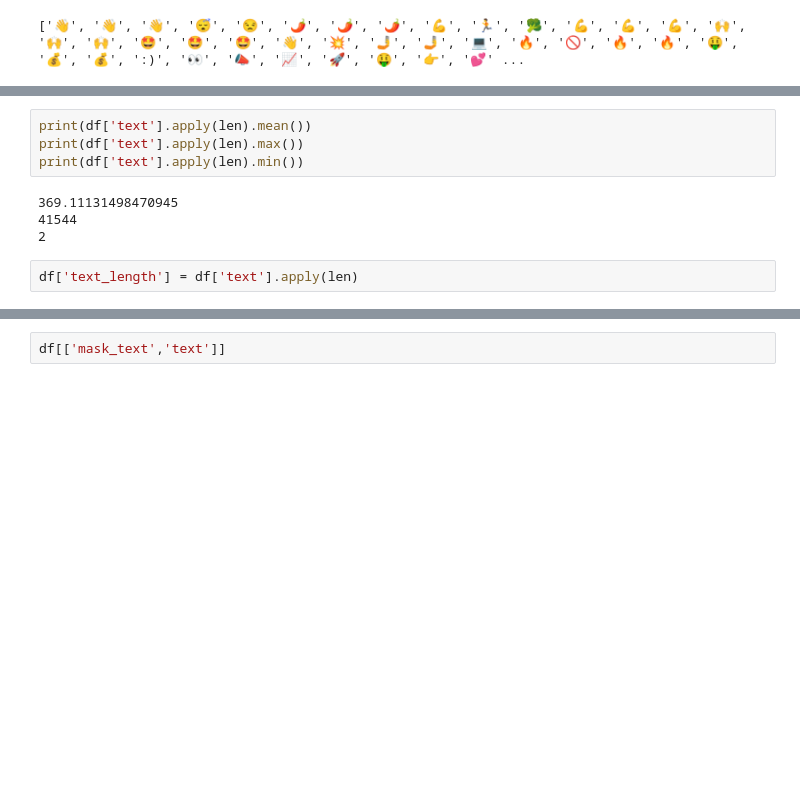
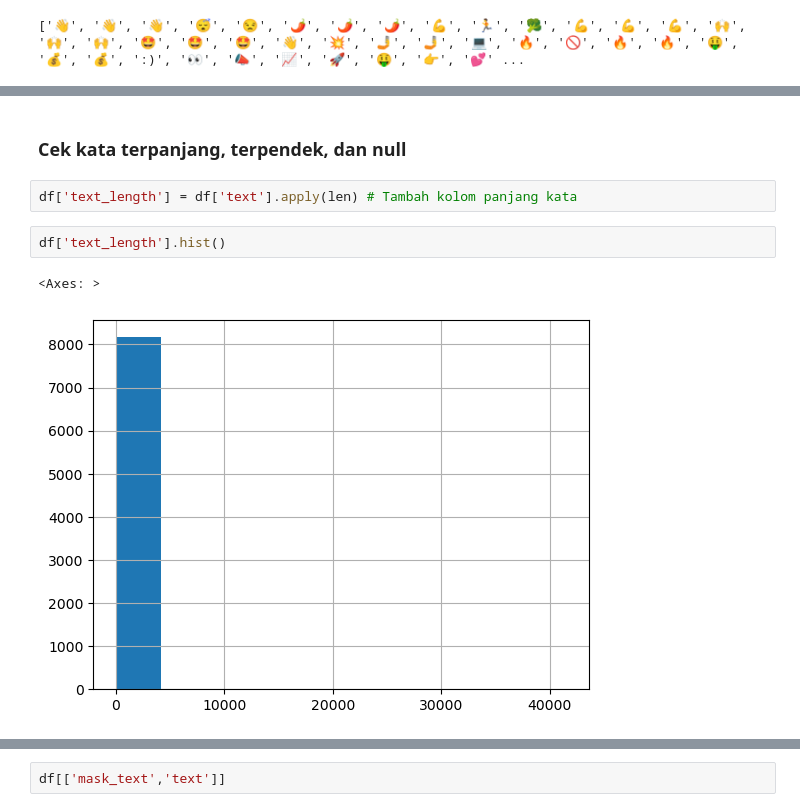
Before and after one commit to SalomoHS/Berlian-Hacktiv8, a Jupyter notebook: Sesi-22/MiniProject.ipynb, the cells around one changed output, grey strips where cells are left out. Cells and saved outputs as stored; diff of their text form; blank space fills up the shorter version.

```diff
--- a/Sesi-22/MiniProject.ipynb
+++ b/Sesi-22/MiniProject.ipynb
@@ -131,14 +180,13 @@ plt.tight_layout()
 plt.show()
 # %% [output]
 [figure]
-# %%
-print(df['text'].apply(len).mean())
-print(df['text'].apply(len).max())
-print(df['text'].apply(len).min())
-# %% [output]
-369.11131498470945
-41544
-2
+# %% [markdown]
+### Cek kata terpanjang, terpendek, dan null
 # %%
-df['text_length'] = df['text'].apply(len)
+df['text_length'] = df['text'].apply(len) # Tambah kolom panjang kata
+# %%
+df['text_length'].hist()
+# %% [output]
+<Axes: >
+[figure, added]
 # %%
```
Also changed, not shown: parts of 62 cells of this notebook, 1 other file.
